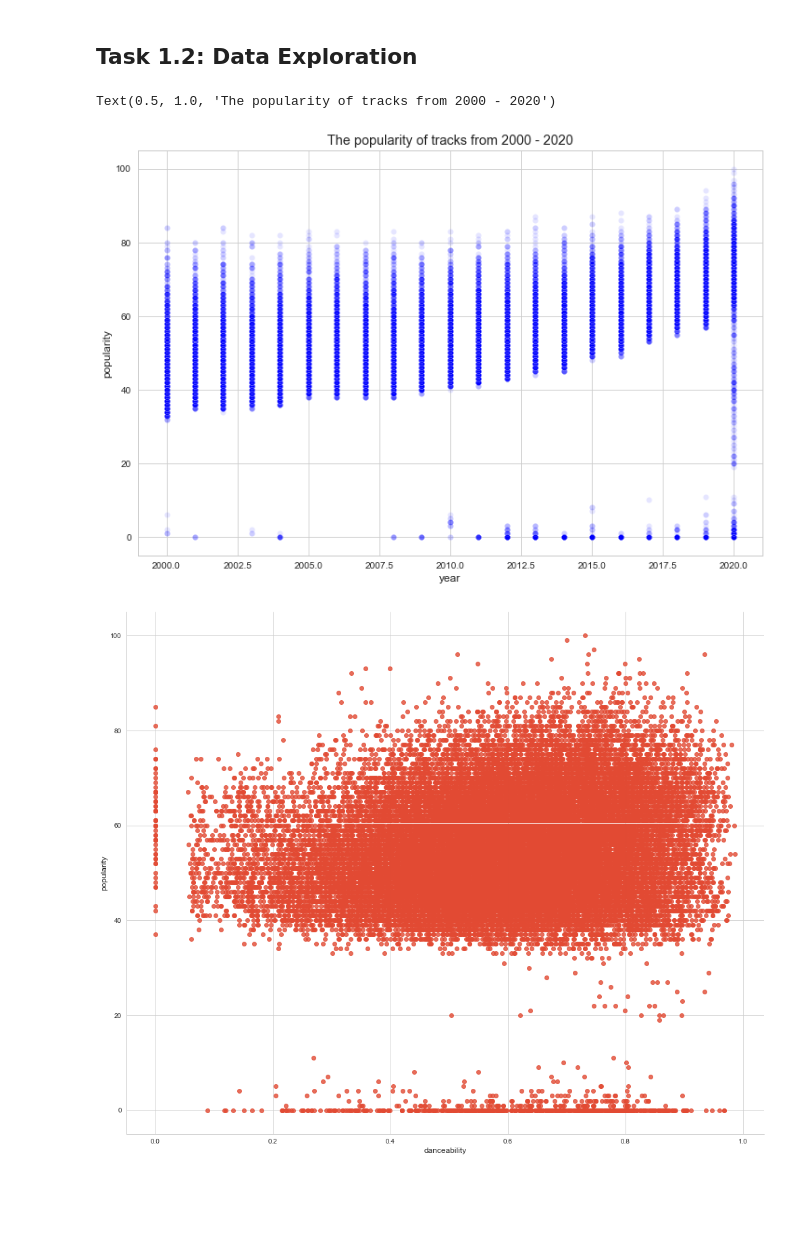
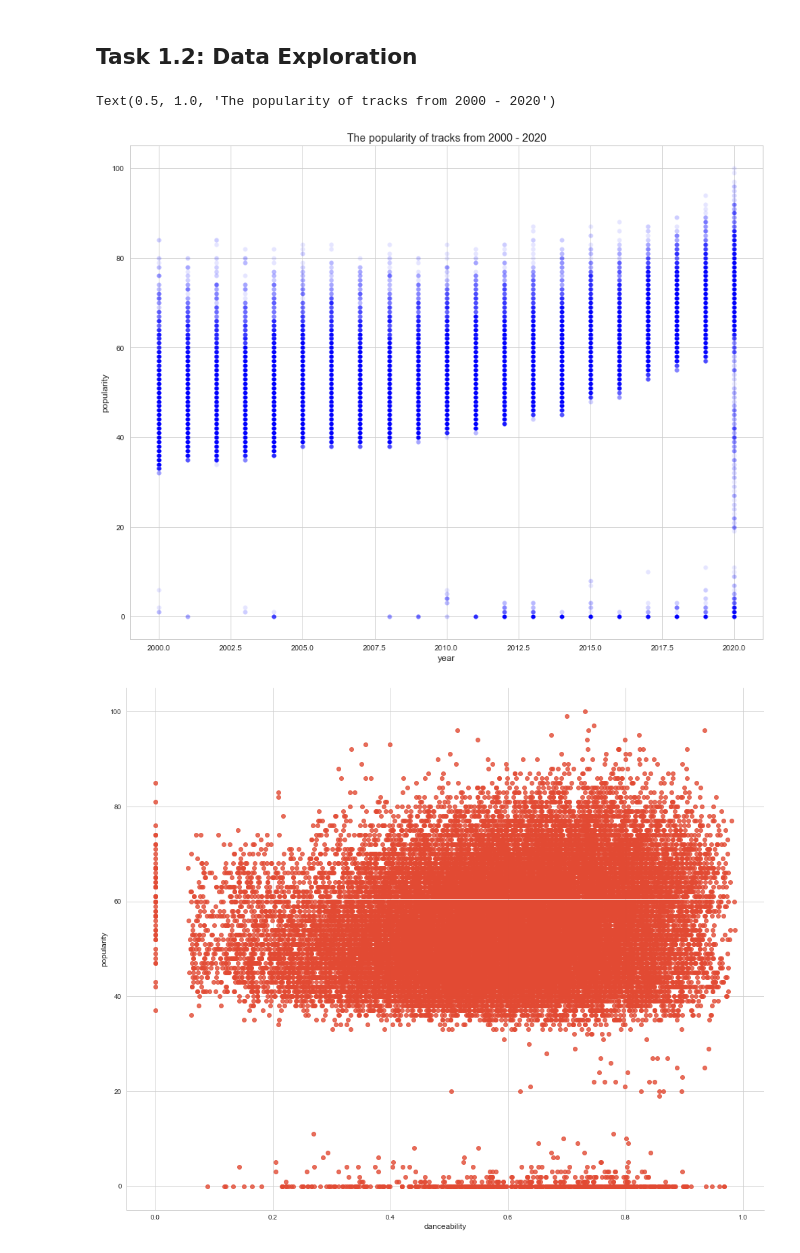
Before and after one commit to quangLinh9038/pds-group-project, a Jupyter notebook: assignment3.ipynb, the cells around one changed output. Drawn from its saved outputs; the diff is of its cells as text; code cells hidden in the pictures; blank space fills up the shorter version.

```diff
--- a/assignment3.ipynb
+++ b/assignment3.ipynb
@@ -361,12 +361,12 @@ test.head()
 ## Task 1.2: Data Exploration
 # %%
 # Relationship of popularity and year
-fig_dims = (12, 8)
+fig_dims = (15, 12)
 fig, ax = plt.subplots(figsize=fig_dims)
 sns.scatterplot(x="year", y="popularity", ax=ax, data=train, alpha=0.1, color='blue').set_title('The popularity of tracks from 2000 - 2020')
 # %% [output]
 Text(0.5, 1.0, 'The popularity of tracks from 2000 - 2020')
-[figure, old version]
+[figure, new version]
 # %%
 sns.lmplot('danceability', 'popularity', train, fit_reg=False)
 fig = plt.gcf()
```
Also changed, not shown: parts of 13 cells of this notebook.
